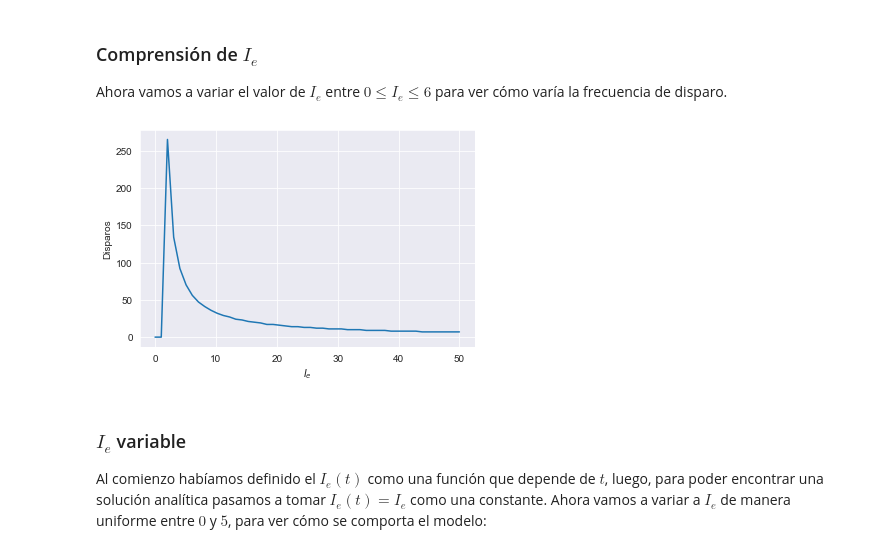
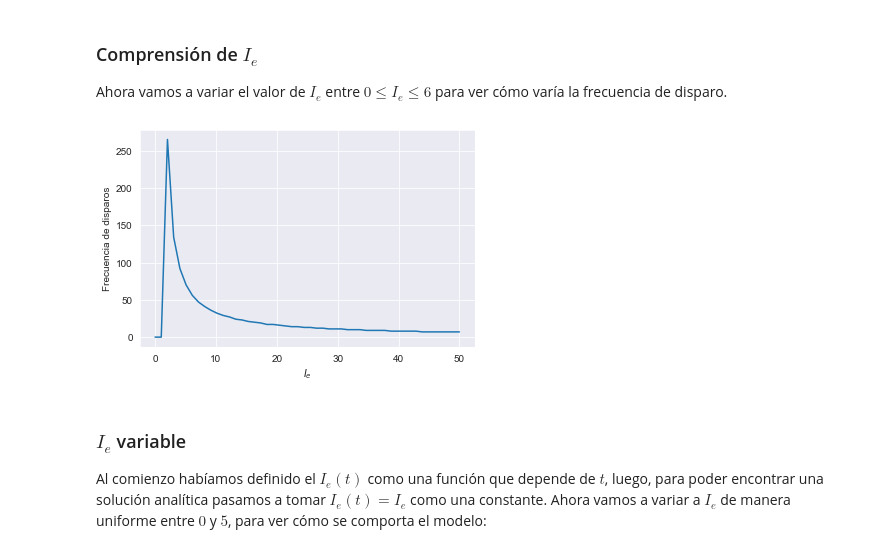
Before and after one commit to rusito-23/RedesNeuronales2020, a Jupyter notebook: TP2/TP2.ipynb, the cells around one changed output. Cells and saved outputs as stored; diff of their text form; code cells hidden in the pictures.

```diff
--- a/TP2/TP2.ipynb
+++ b/TP2/TP2.ipynb
@@ -171,35 +171,35 @@ class IntegrateAndFireRK4IC(IntegrateAndFireRK4):
 
         # reseteamos el valor de la frecuencia
         # si nunca llegamos al valor
         if freq == len(T):
             freq = 0
 
         return np.array(A, np.float32), freq
 
 def ejercicio_c():
 
     # inicializamos
     I_E = np.linspace(0, 50)
     model = IntegrateAndFireRK4IC()
     h = 0.05
     T = np.arange(0, 200, h)
     I_e, F = [], []
 
     # iteramos y aproximamos
     for i_e in I_E:
         model.I_e = i_e
         V, freq = model(T, h)
         I_e.append(i_e)
         F.append(freq)
 
     plt.plot(I_e, F)
-    plt.ylabel('Disparos')
+    plt.ylabel('Frecuencia de disparos')
     plt.xlabel('$I_e$')
 
 ejercicio_c()
 plt.savefig('./diagramas/grafico_c.png')
 # %% [output]
-[figure, old version]
+[figure, new version]
 # %% [markdown]
 ### $I_e$ variable
 
```
Also changed, not shown: parts of 3 cells of this notebook, 6 other files.
